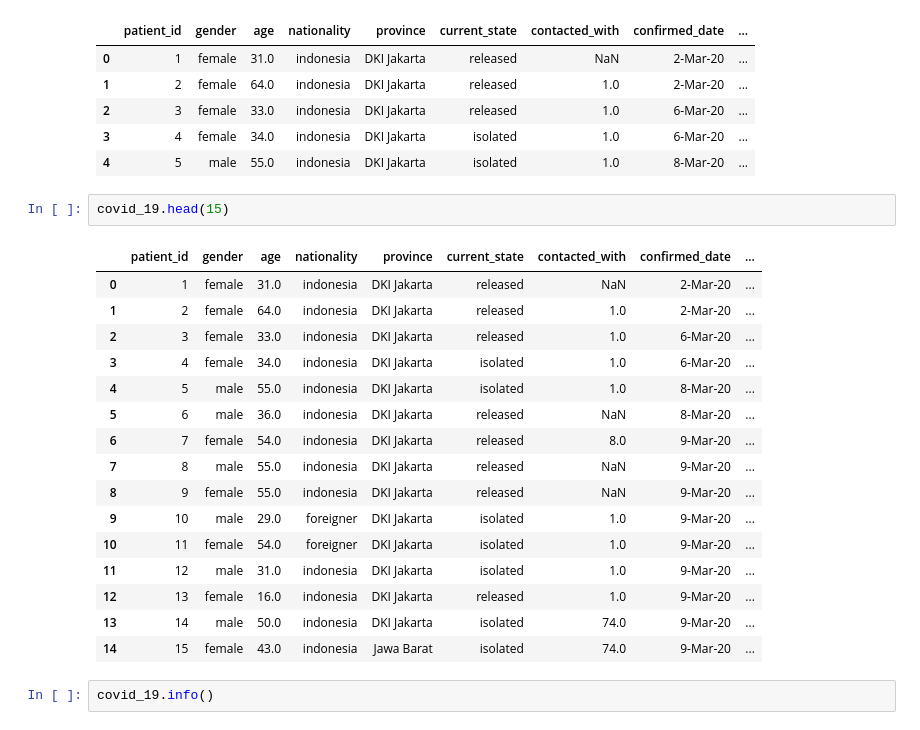
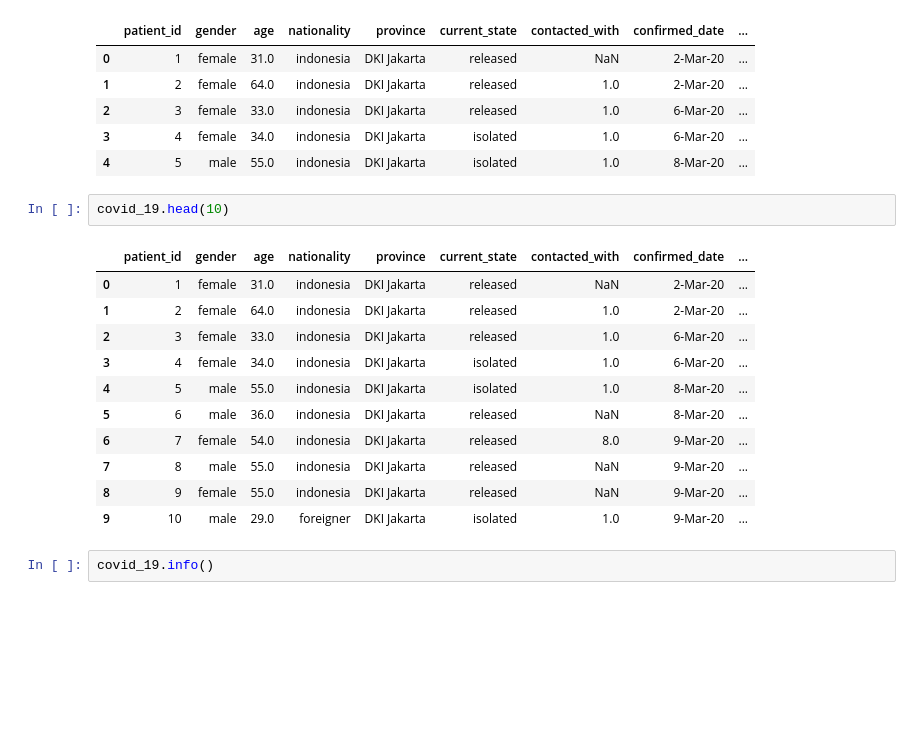
Before and after one commit to Muhammad-Yunus/Open-BOML, a Jupyter notebook: 1_Basic_ML/Pertemuan_2_Python_ML/Python For Machine Learning.ipynb, the cells around one changed output. Saved outputs shown, nothing was run; the diff lists cells and outputs as text; blank space fills up the shorter version.

```diff
--- a/1_Basic_ML/Pertemuan_2_Python_ML/Python For Machine Learning.ipynb
+++ b/1_Basic_ML/Pertemuan_2_Python_ML/Python For Machine Learning.ipynb
@@ -1443,24 +1538,19 @@ covid_19.head()
 | 3 | 4 | female | 34.0 | indonesia | DKI Jakarta | isolated | 1.0 | 6-Mar-20 | ... |
 | 4 | 5 | male | 55.0 | indonesia | DKI Jakarta | isolated | 1.0 | 8-Mar-20 | ... |
 # %%
-covid_19.head(15)
+covid_19.head(10)
 # %% [output]
 |  | patient_id | gender | age | nationality | province | current_state | contacted_with | confirmed_date | ... |
 | 0 | 1 | female | 31.0 | indonesia | DKI Jakarta | released | NaN | 2-Mar-20 | ... |
 | 1 | 2 | female | 64.0 | indonesia | DKI Jakarta | released | 1.0 | 2-Mar-20 | ... |
 | 2 | 3 | female | 33.0 | indonesia | DKI Jakarta | released | 1.0 | 6-Mar-20 | ... |
 | 3 | 4 | female | 34.0 | indonesia | DKI Jakarta | isolated | 1.0 | 6-Mar-20 | ... |
 | 4 | 5 | male | 55.0 | indonesia | DKI Jakarta | isolated | 1.0 | 8-Mar-20 | ... |
 | 5 | 6 | male | 36.0 | indonesia | DKI Jakarta | released | NaN | 8-Mar-20 | ... |
 | 6 | 7 | female | 54.0 | indonesia | DKI Jakarta | released | 8.0 | 9-Mar-20 | ... |
 | 7 | 8 | male | 55.0 | indonesia | DKI Jakarta | released | NaN | 9-Mar-20 | ... |
 | 8 | 9 | female | 55.0 | indonesia | DKI Jakarta | released | NaN | 9-Mar-20 | ... |
 | 9 | 10 | male | 29.0 | foreigner | DKI Jakarta | isolated | 1.0 | 9-Mar-20 | ... |
-| 10 | 11 | female | 54.0 | foreigner | DKI Jakarta | isolated | 1.0 | 9-Mar-20 | ... |
-| 11 | 12 | male | 31.0 | indonesia | DKI Jakarta | isolated | 1.0 | 9-Mar-20 | ... |
-| 12 | 13 | female | 16.0 | indonesia | DKI Jakarta | released | 1.0 | 9-Mar-20 | ... |
-| 13 | 14 | male | 50.0 | indonesia | DKI Jakarta | isolated | 74.0 | 9-Mar-20 | ... |
-| 14 | 15 | female | 43.0 | indonesia | Jawa Barat | isolated | 74.0 | 9-Mar-20 | ... |
 # %%
 covid_19.info()
 # %% [output]
```
Also changed, not shown: parts of 115 cells of this notebook, 4 other files.
